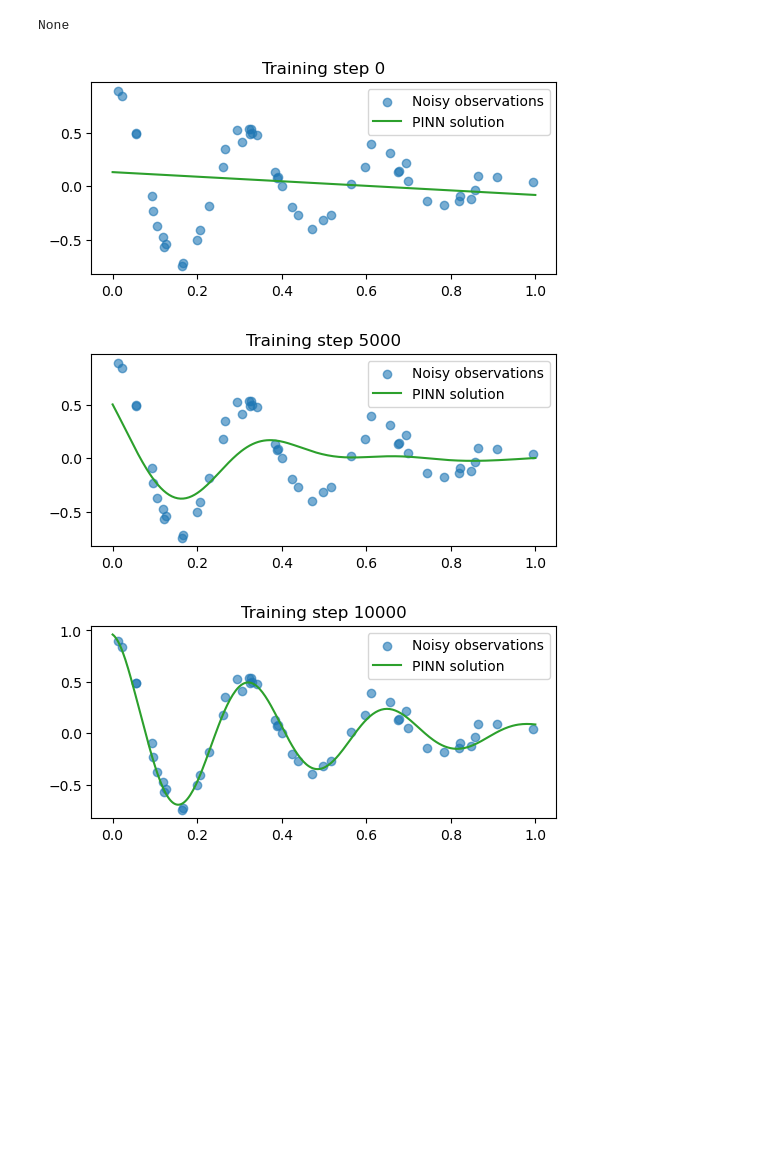
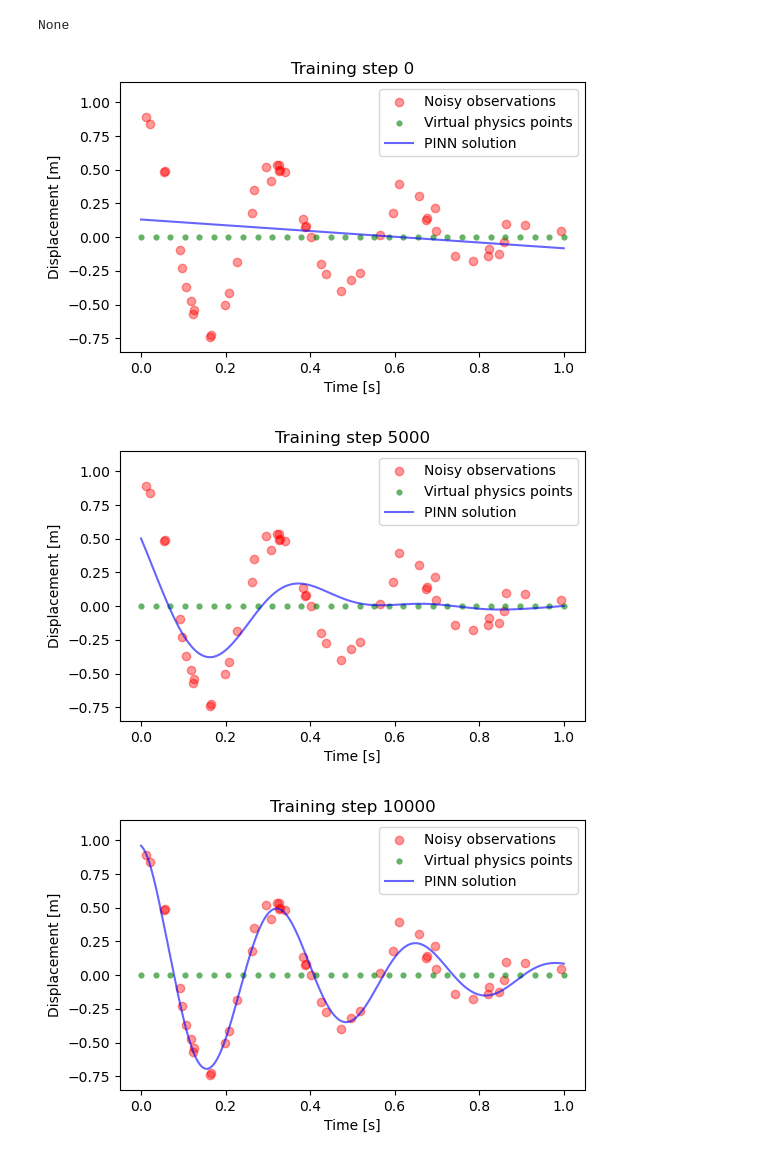
Before and after one commit to maalberg/pinn-care, a Jupyter notebook: pinn_play_ident.ipynb, the cells around one changed output. Saved outputs shown, nothing was run; the diff lists cells and outputs as text; code cells hidden in the pictures; blank space fills up the shorter version.

Commit message:
fix : improve plots in identification and online notebooks by adding axes labels and so on

```diff
--- a/pinn_play_ident.ipynb
+++ b/pinn_play_ident.ipynb
@@ -124,36 +127,43 @@ for epoch in range(epochs):
                 u = osc(t_phys)
             dudt = tape2_phys.gradient(u, t_phys)
         d2udt2 = tape_phys.gradient(dudt, t_phys)
         loss_phys = tf.reduce_mean((d2udt2 + mu*dudt + k*u)**2)
 
         # compute data loss
         u = osc(t_obs)
         loss_data = tf.reduce_mean((u - u_obs)**2)
 
         # combine losses together
         loss = hp_phys * loss_phys + hp_data * loss_data
 
     # compute gradients
     [params_grad, k_grad] = tape.gradient(loss, [osc.parameters, k])
 
     # apply gradients;
     # gradient for the identified parameter is applied manually here
     k = k - lr*k_grad
     opt.apply_gradients(zip(params_grad, osc.parameters))
 
     # save k values for later statistics
     k_stats.append(k.numpy())
 
     # plot results as the training progresses
     if epoch % 5000 == 0:
         u = osc(t)
-        plt.figure(figsize=(6, 2.5))
-        plt.scatter(t_obs[:, 0], u_obs[:, 0], label="Noisy observations", alpha=0.6)
-        plt.plot(t[:, 0], u[:, 0], label="PINN solution", color="tab:green")
+        plt.figure(figsize=(6, 3.5))
+        plt.scatter(t_obs[:, 0], u_obs[:, 0], label="Noisy observations", alpha=0.4, color='red')
+        plt.scatter(
+            t_phys[:, 0],
+            tf.zeros_like(t_phys)[:, 0], s=20, lw=0, label='Virtual physics points', color="green", alpha=0.6)
+        plt.plot(t[:, 0], u[:, 0], label="PINN solution", alpha=0.6, color="blue")
         plt.title(f"Training step {epoch}")
+        plt.xlabel('Time [s]')
+        plt.ylabel('Displacement [m]')
+        plt.ylim([-0.85, 1.15])
         plt.legend()
+        plt.savefig(f'fig/pinn_play_ident_step_{epoch}.svg')
         plt.show()
 # %% [output]
-[figure, old version]
+[figure, new version]
-[figure, old version]
+[figure, new version]
-[figure, old version]
+[figure, new version]
```
Also changed, not shown: parts of 3 cells of this notebook, 1 other file.
